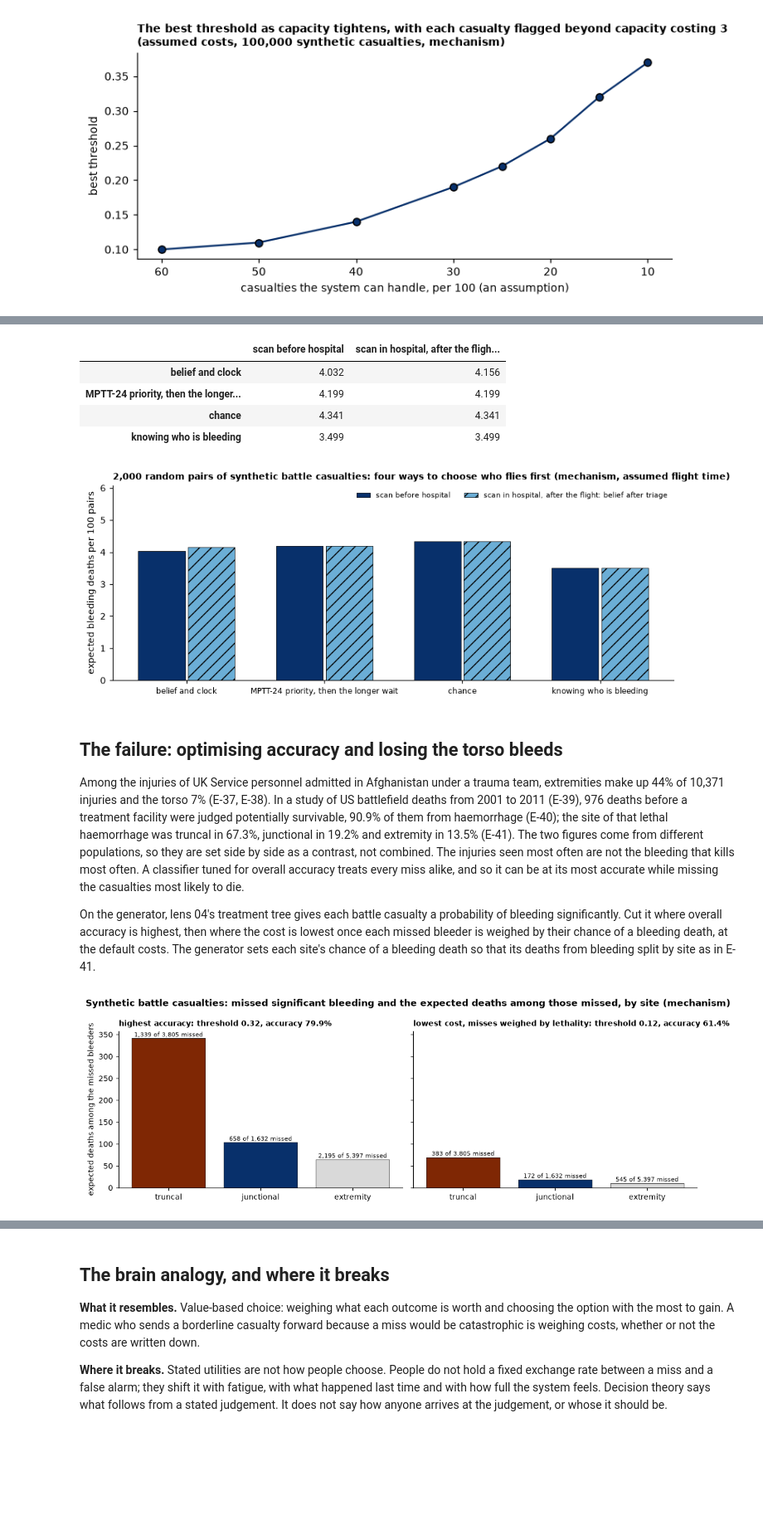
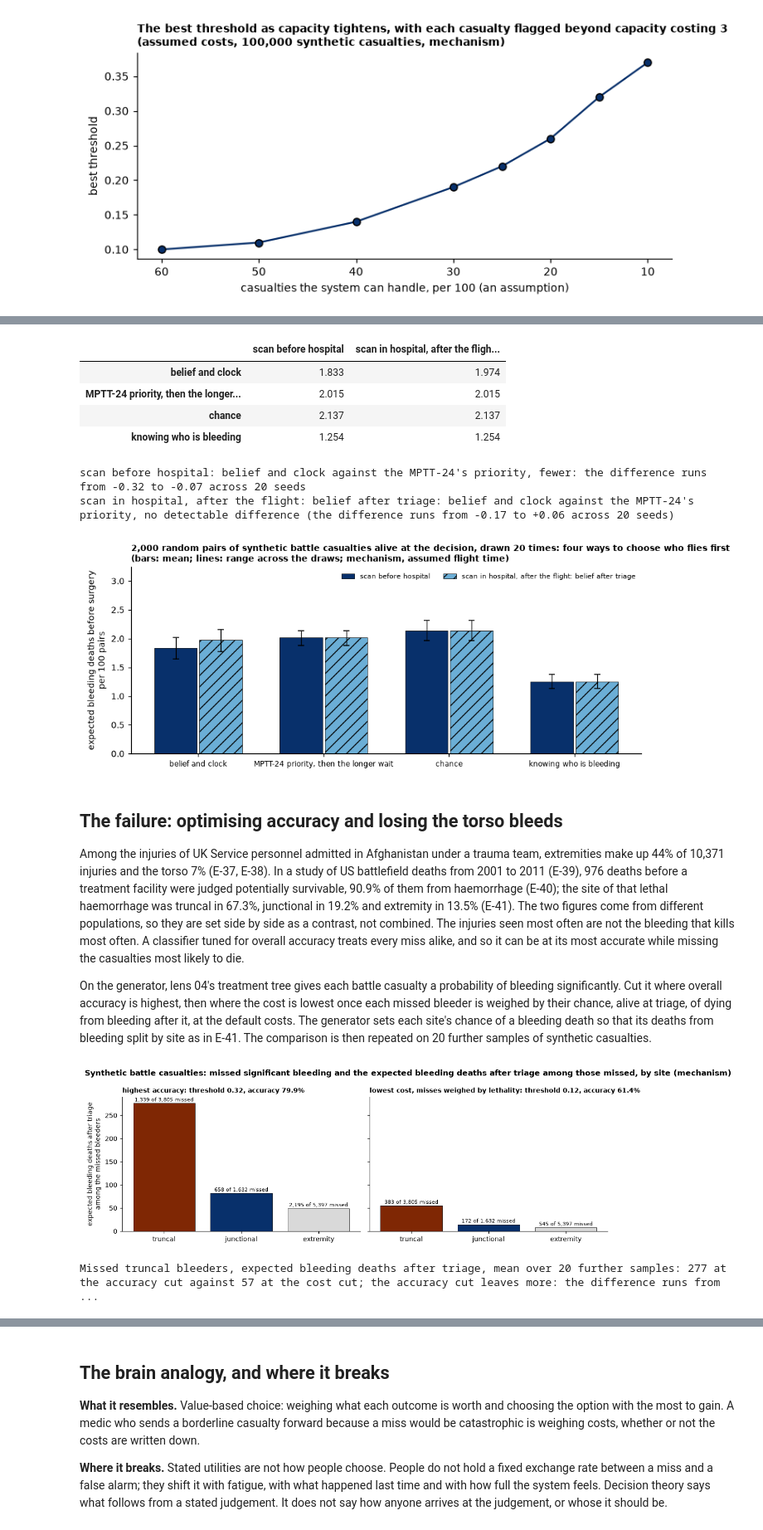
Before and after one commit to RossTylr/inference-labs, a Jupyter notebook: notebooks/10_decision_theory.ipynb, the cells around one changed output, grey strips where cells are left out. Shown at 83% size. Drawn from its saved outputs; the diff is of its cells as text; code cells hidden in the pictures; blank space fills up the shorter version.

```diff
--- a/notebooks/10_decision_theory.ipynb
+++ b/notebooks/10_decision_theory.ipynb
@@ -311,52 +332,68 @@ casualty 1 first: expected bleeding deaths 0.0968 (0.0641 to 0.1340)
 chance flying casualty 64 first is better: 100.0%
 # %%
-policy = pd.DataFrame({"scan before hospital": decision.aircraft_policy("pre_hospital"),
-                       "scan in hospital, after the flight: belief after triage": decision.aircraft_policy("in_hospital")}).drop("pairs")
+names_of = {"pre_hospital": "scan before hospital", "in_hospital": "scan in hospital, after the flight: belief after triage"}
+spread = {names_of[k]: decision.aircraft_spread(k) for k in decision.SETTINGS}
+policy = pd.DataFrame({k: v.mean() for k, v in spread.items()})
+low = pd.DataFrame({k: v.min() for k, v in spread.items()})
+high = pd.DataFrame({k: v.max() for k, v in spread.items()})
 display(policy.round(3))
-fig, ax = plt.subplots(figsize=(8.5, 3.4))
-names = list(policy.index)
-x = np.arange(len(names))
+for k in decision.SETTINGS:
+    print(f"{names_of[k]}: belief and clock against the MPTT-24's priority, {decision.aircraft_summary(k)['against the rule']}")
+fig, ax = plt.subplots(figsize=(8.5, 3.6))
+x = np.arange(len(policy.index))
 for j, (setting, colour, hatch) in enumerate(((policy.columns[0], MID, ""), (policy.columns[1], PALE, "//"))):
     ax.bar(x + (j - 0.5) * 0.36, policy[setting], 0.34, color=colour, hatch=hatch, edgecolor="black", linewidth=0.5,
            label=setting)
-ax.set_xticks(x, names, fontsize=8)
-ax.set_ylabel("expected bleeding deaths per 100 pairs")
-ax.set_ylim(0, 1.4 * policy.to_numpy().max())
+    ax.errorbar(x + (j - 0.5) * 0.36, policy[setting], yerr=[policy[setting] - low[setting], high[setting] - policy[setting]],
+                fmt="none", ecolor="black", capsize=3, linewidth=0.8)
+ax.set_xticks(x, list(policy.index), fontsize=8)
+ax.set_ylabel("expected bleeding deaths before surgery\nper 100 pairs")
+ax.set_ylim(0, 1.4 * high.to_numpy().max())
 ax.legend(fontsize=7, frameon=False, loc="upper right", ncol=2)
-ax.set_title(f"{decision.aircraft_policy()['pairs']:,} random pairs of synthetic battle casualties: four ways to choose who flies first "
-             "(mechanism, assumed flight time)", loc="left", fontsize=9)
+ax.set_title(f"{decision.aircraft_policy()['pairs']:,} random pairs of synthetic battle casualties alive at the decision, drawn "
+             f"{decision.SEEDS} times: four ways to choose who flies first\n(bars: mean; lines: range across the draws; "
+             "mechanism, assumed flight time)", loc="left", fontsize=9)
 plt.tight_layout()
 plt.show()
 # %% [output]
 |  | scan before hospital | scan in hospital, after the fligh... |
-| belief and clock | 4.032 | 4.156 |
-| MPTT-24 priority, then the longer... | 4.199 | 4.199 |
-| chance | 4.341 | 4.341 |
-| knowing who is bleeding | 3.499 | 3.499 |
+| belief and clock | 1.833 | 1.974 |
+| MPTT-24 priority, then the longer... | 2.015 | 2.015 |
+| chance | 2.137 | 2.137 |
+| knowing who is bleeding | 1.254 | 1.254 |
+scan before hospital: belief and clock against the MPTT-24's priority, fewer: the difference runs from -0.32 to -0.07 across 20 seeds
+scan in hospital, after the flight: belief after triage: belief and clock against the MPTT-24's priority, no detectable difference (the difference runs from -0.17 to +0.06 across 20 seeds)
-[figure, old version]
+[figure, new version]
 # %% [markdown]
 ## The failure: optimising accuracy and losing the torso bleeds
 
 Among the injuries of UK Service personnel admitted in Afghanistan under a trauma team, extremities make up 44% of 10,371 injuries and the torso 7% (E-37, E-38). In a study of US battlefield deaths from 2001 to 2011 (E-39), 976 deaths before a treatment facility were judged potentially survivable, 90.9% of them from haemorrhage (E-40); the site of that lethal haemorrhage was truncal in 67.3%, junctional in 19.2% and extremity in 13.5% (E-41). The two figures come from different populations, so they are set side by side as a contrast, not combined. The injuries seen most often are not the bleeding that kills most often. A classifier tuned for overall accuracy treats every miss alike, and so it can be at its most accurate while missing the casualties most likely to die.
 
-On the generator, lens 04's treatment tree gives each battle casualty a probability of bleeding significantly. Cut it where overall accuracy is highest, then where the cost is lowest once each missed bleeder is weighed by their chance of a bleeding death, at the default costs. The generator sets each site's chance of a bleeding death so that its deaths from bleeding split by site as in E-41.
+On the generator, lens 04's treatment tree gives each battle casualty a probability of bleeding significantly. Cut it where overall accuracy is highest, then where the cost is lowest once each missed bleeder is weighed by their chance, alive at triage, of dying from bleeding after it, at the default costs. The generator sets each site's chance of a bleeding death so that its deaths from bleeding split by site as in E-41. The comparison is then repeated on 20 further samples of synthetic casualties.
 # %%
 fail = decision.torso_failure()
 fig, axes = plt.subplots(1, 2, figsize=(10.5, 3.6), sharey=True)
 for ax, (name, r) in zip(axes, fail.items()):
     site = r["by site"]
     ax.bar(site.index, site["expected deaths among the missed"], color=[DARK, MID, LIGHT], edgecolor="black", linewidth=0.5)
     for i, (s, row) in enumerate(site.iterrows()):
         ax.text(i, row["expected deaths among the missed"] + 4, f"{int(row['missed']):,} of {int(row['bleeding']):,} missed",
                 ha="center", fontsize=7)
     ax.set_title(f"{name}: threshold {r['threshold']:.2f}, accuracy {r['accuracy']:.1%}", loc="left", fontsize=9)
-axes[0].set_ylabel("expected deaths among the missed bleeders")
-fig.suptitle("Synthetic battle casualties: missed significant bleeding and the expected deaths among those missed, by site "
-             "(mechanism)", x=0.01, ha="left", fontweight="bold")
+axes[0].set_ylabel("expected bleeding deaths after triage\namong the missed bleeders")
+fig.suptitle("Synthetic battle casualties: missed significant bleeding and the expected bleeding deaths after triage among "
+             "those missed, by site (mechanism)", x=0.01, ha="left", fontweight="bold")
 plt.tight_layout()
 plt.show()
+again = decision.torso_spread()
+gap = again["highest accuracy"] - again["lowest cost, misses weighed by lethality"]
+print(f"Missed truncal bleeders, expected bleeding deaths after triage, mean over {len(again)} further samples: "
+      f"{again['highest accuracy'].mean():.0f} at the accuracy cut against "
+      f"{again['lowest cost, misses weighed by lethality'].mean():.0f} at the cost cut; the accuracy cut leaves "
+      f"{decision.spread_words(gap)}")
 # %% [output]
-[figure, old version]
+[figure, new version]
+Missed truncal bleeders, expected bleeding deaths after triage, mean over 20 further samples: 277 at the accuracy cut against 57 at the cost cut; the accuracy cut leaves more: the difference runs from ...
 # %% [markdown]
 ## Scorecard
 
```
Also changed, not shown: parts of 9 cells of this notebook, 16 other files.
